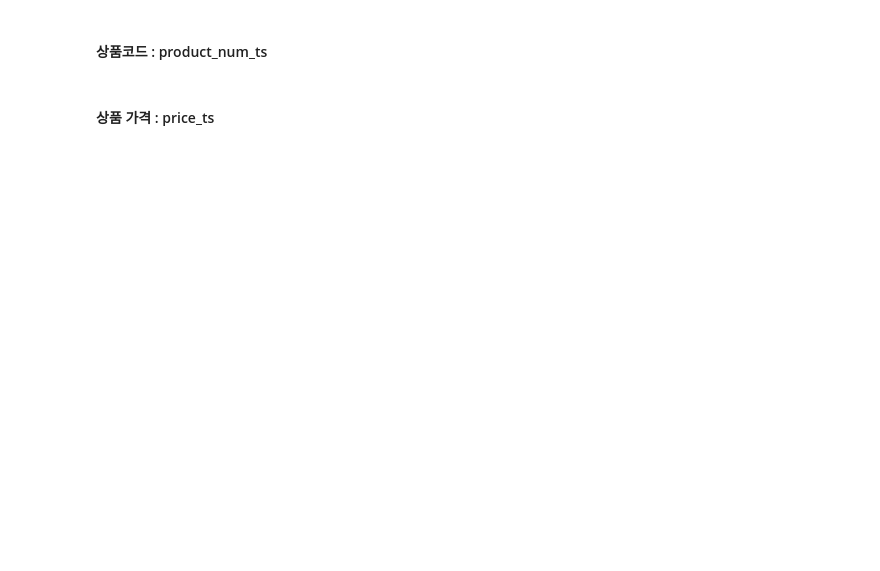
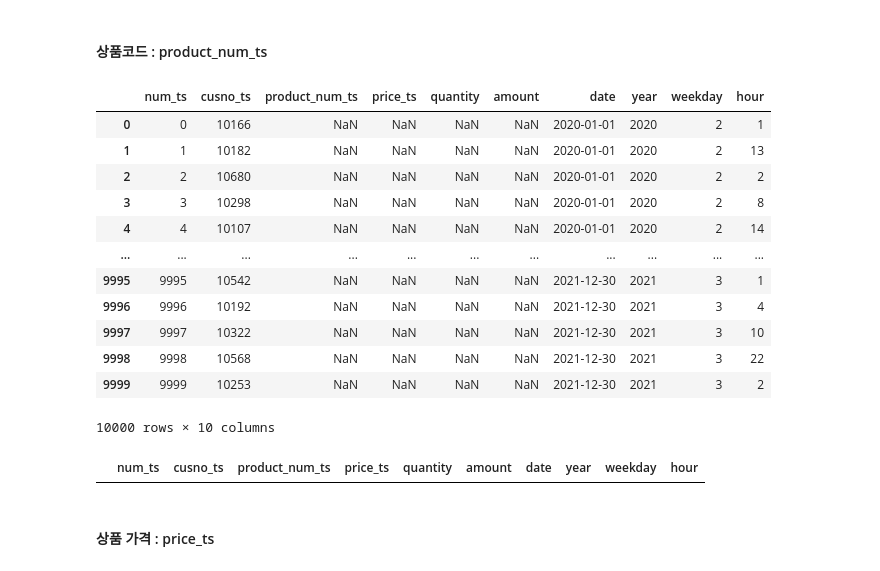
Before and after one commit to zivary/Working-with-data, a Jupyter notebook: 고객거래데이터_cakd_07_맛집트레블러.ipynb, the cells around one changed output. Cells and saved outputs as stored; diff of their text form; code cells hidden in the pictures; blank space fills up the shorter version.

```diff
--- a/고객거래데이터_cakd_07_맛집트레블러.ipynb
+++ b/고객거래데이터_cakd_07_맛집트레블러.ipynb
@@ -201,8 +223,8 @@ purchase.cusno_ts = cusno_ts
 # %% [markdown]
 #### 상품코드 : product_num_ts
 # %%
-product_num_ts = np.random.choice(list(product_num), size=10000)
-purchase.product_num_ts = product_num_ts
+# product_num_ts = np.random.choice(list(product_num), size=10000).tolist()
+# purchase.product_num_ts = product_num_ts
 
 price_grade_1 = product[product['price_grade'] == '1'].product_num.tolist()
 price_grade_2 = product[product['price_grade'] == '2'].product_num.tolist()
@@ -214,6 +236,7 @@ price_grade_2_20 = np.random.choice(price_grade_2, 2000).tolist()
 price_grade_3_20 = np.random.choice(price_grade_3, 3000).tolist()
 product_num_ts_20 = price_grade_1_20 + price_grade_2_20 + price_grade_3_20
 random.shuffle(product_num_ts_20)
+# product_num_ts_20 = pd.Series(product_num_ts_20)
 purchase[purchase['year'] == 2020].product_num_ts = product_num_ts_20
 
 price_grade_1_21 = np.random.choice(price_grade_1, 2000).tolist()
@@ -221,4 +244,21 @@ price_grade_2_21 = np.random.choice(price_grade_2, 1000).tolist()
 price_grade_3_21 = np.random.choice(price_grade_3, 1000).tolist()
 product_num_ts_21 = price_grade_1_21 + price_grade_2_21 + price_grade_3_21
 random.shuffle(product_num_ts_21)
+product_num_ts_21 = pd.Series(product_num_ts_21)
 purchase[purchase['year'] == 2021].product_num_ts = product_num_ts_21
+# %%
+purchase
+# %% [output]
+|  | num_ts | cusno_ts | product_num_ts | price_ts | quantity | amount | date | year | weekday | hour |
+| 0 | 0 | 10166 | NaN | NaN | NaN | NaN | 2020-01-01 | 2020 | 2 | 1 |
+| 1 | 1 | 10182 | NaN | NaN | NaN | NaN | 2020-01-01 | 2020 | 2 | 13 |
+| 2 | 2 | 10680 | NaN | NaN | NaN | NaN | 2020-01-01 | 2020 | 2 | 2 |
+| 3 | 3 | 10298 | NaN | NaN | NaN | NaN | 2020-01-01 | 2020 | 2 | 8 |
+| 4 | 4 | 10107 | NaN | NaN | NaN | NaN | 2020-01-01 | 2020 | 2 | 14 |
+| ... | ... | ... | ... | ... | ... | ... | ... | ... | ... | ... |
+| 9995 | 9995 | 10542 | NaN | NaN | NaN | NaN | 2021-12-30 | 2021 | 3 | 1 |
+| 9996 | 9996 | 10192 | NaN | NaN | NaN | NaN | 2021-12-30 | 2021 | 3 | 4 |
+| 9997 | 9997 | 10322 | NaN | NaN | NaN | NaN | 2021-12-30 | 2021 | 3 | 10 |
+| 9998 | 9998 | 10568 | NaN | NaN | NaN | NaN | 2021-12-30 | 2021 | 3 | 22 |
+| 9999 | 9999 | 10253 | NaN | NaN | NaN | NaN | 2021-12-30 | 2021 | 3 | 2 |
+10000 rows × 10 columns
@@ -225,3 +267,7 @@ purchase[purchase['year'] == 2021].product_num_ts = product_num_ts_21
+# %%
+purchase[(purchase['price_ts']>80000)]
+# %% [output]
+|  | num_ts | cusno_ts | product_num_ts | price_ts | quantity | amount | date | year | weekday | hour |
 # %% [markdown]
 #### 상품 가격 : price_ts
 # %%
```
Also changed, not shown: parts of 48 cells of this notebook.
